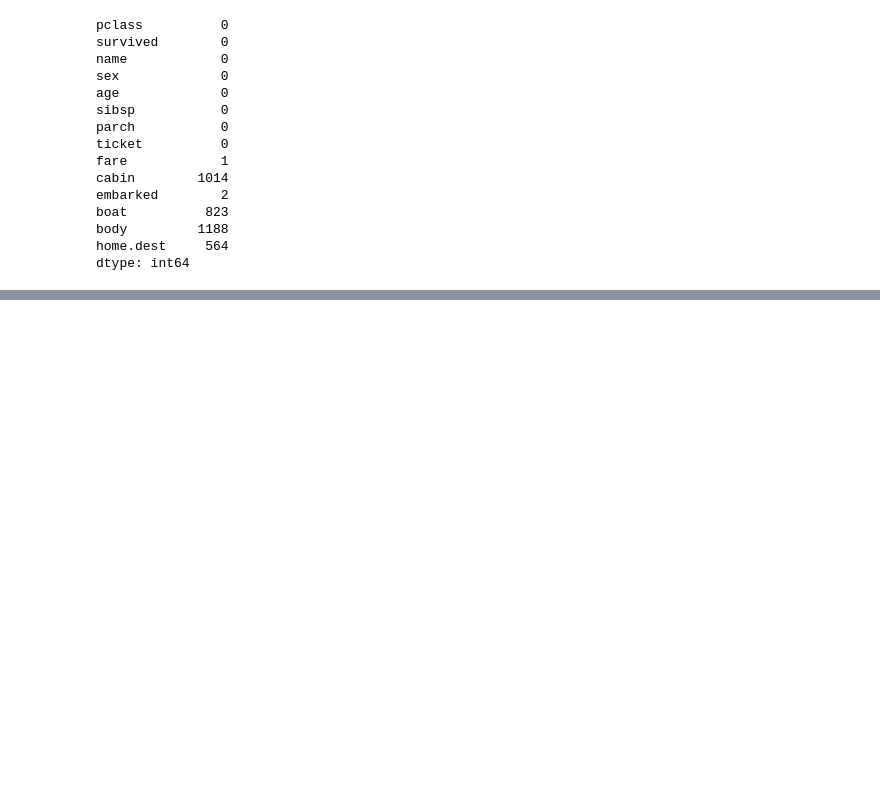
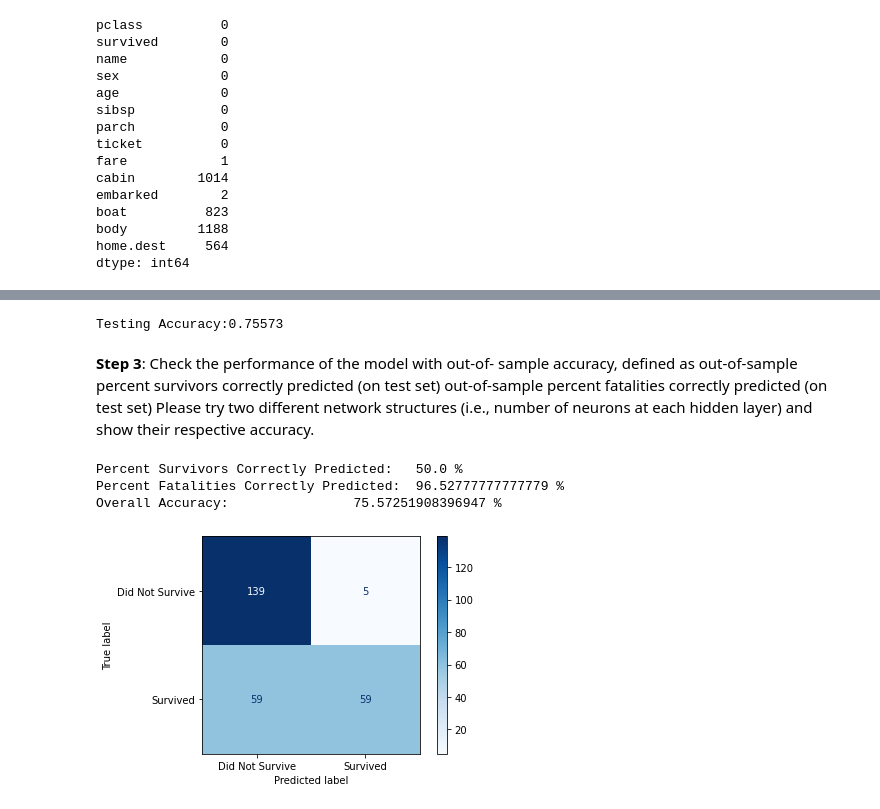
Before and after one commit to sahupra1357/CPE695AML, a Jupyter notebook: HW4/Pradeep_Sahu_HW4.ipynb, the cells around one changed output, grey strips where cells are left out. Saved outputs shown, nothing was run; the diff lists cells and outputs as text; code cells hidden in the pictures; blank space fills up the shorter version.

```diff
--- a/HW4/Pradeep_Sahu_HW4.ipynb
+++ b/HW4/Pradeep_Sahu_HW4.ipynb
@@ -94,0 +107,9 @@ X_train,X_test,y_train,y_test = train_test_split(X,Y,test_size=0.2,random_state=
+# %%
+#Importing MLPClassifier
+from sklearn.neural_network import MLPClassifier
+
+#Initializing the MLPClassifier
+classifier = MLPClassifier(hidden_layer_sizes=(150,100,50), max_iter=300,activation = 'relu',solver='adam',random_state=1)
+# %%
+#Fitting the training data to the network
+classifier.fit(X_train, y_train)
@@ -94,0 +125,3 @@ X_train,X_test,y_train,y_test = train_test_split(X,Y,test_size=0.2,random_state=
+# %%
+#Predicting y for X_test
+y_pred = classifier.predict(X_test)
@@ -94,0 +133,22 @@ X_train,X_test,y_train,y_test = train_test_split(X,Y,test_size=0.2,random_state=
+# %%
+from sklearn.metrics import confusion_matrix,ConfusionMatrixDisplay,accuracy_score,plot_confusion_matrix
+print("Testing Accuracy:{:.5f}".format(classifier.score(X_test,y_test)))
+# %% [output]
+Testing Accuracy:0.75573
+# %% [markdown]
+**Step 3**: Check the performance of the model with out-of- sample accuracy, defined as
+out-of-sample percent survivors correctly predicted (on test set)
+out-of-sample percent fatalities correctly predicted (on test set)
+Please try two different network structures (i.e., number of neurons at each hidden layer) and show their respective accuracy.
+# %%
+tn, fp, fn, tp = confusion_matrix(y_test, y_pred).ravel()
+print('Percent Survivors Correctly Predicted:\t', 100*(tp / (tp + fn)), '%')
+print('Percent Fatalities Correctly Predicted:\t', 100*(tn / (tn + fp)), '%')
+print('Overall Accuracy:\t\t', 100*accuracy_score(y_test,y_pred), '%\n')
+plot_confusion_matrix(classifier, X_test, y_test, cmap=plt.cm.Blues,  display_labels = ['Did Not Survive', 'Survived'],values_format='d')
+plt.show()
+# %% [output]
+Percent Survivors Correctly Predicted:   50.0 %
+Percent Fatalities Correctly Predicted:  96.52777777777779 %
+Overall Accuracy:                75.57251908396947 %
+[figure, added]
```
Also changed, not shown: parts of 5 cells of this notebook.
